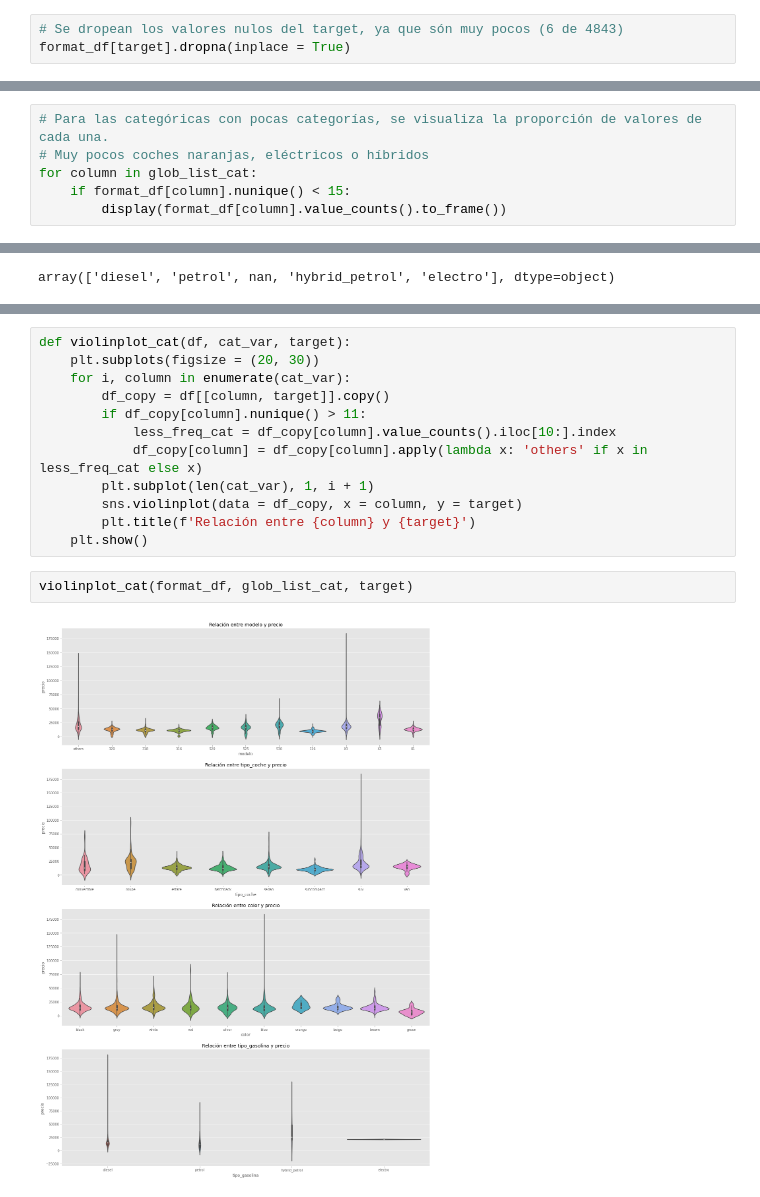
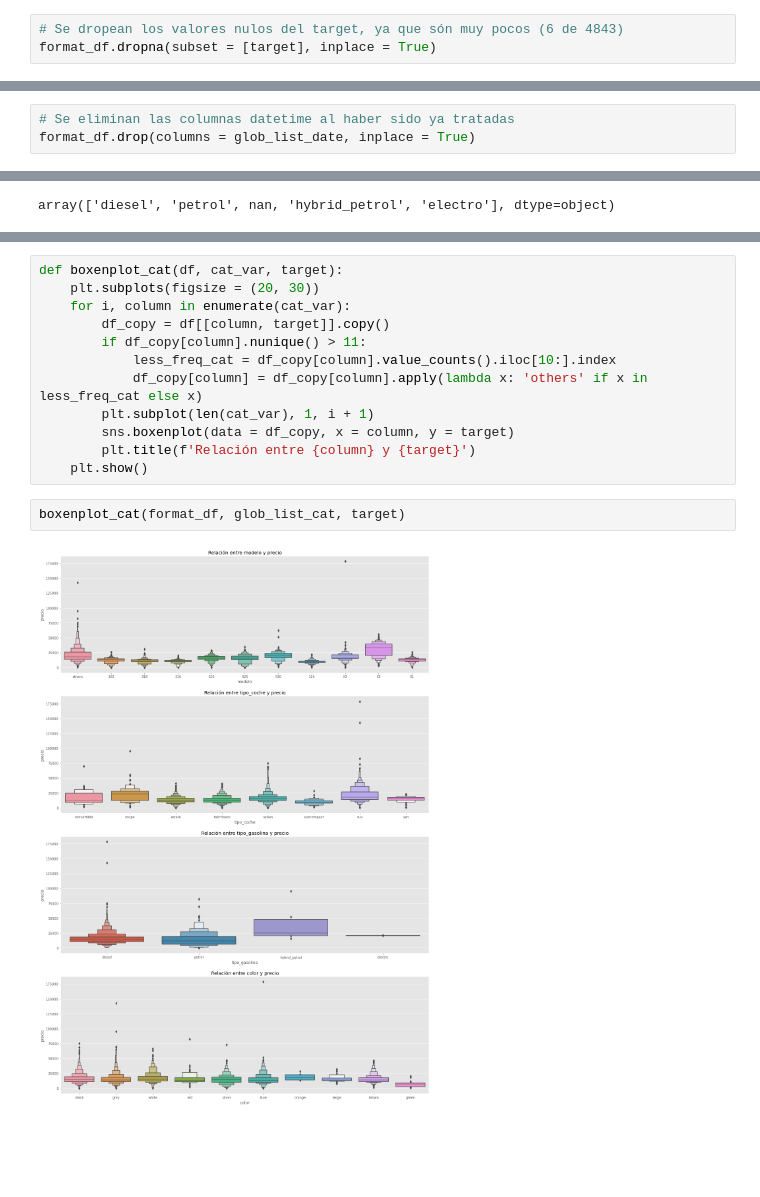
Before and after one commit to Rodrixx05/bmw-pricing, a Jupyter notebook: bmw_pricing_project.ipynb, the cells around one changed output, grey strips where cells are left out. Drawn from its saved outputs; the diff is of its cells as text; blank space fills up the shorter version.

```diff
--- a/bmw_pricing_project.ipynb
+++ b/bmw_pricing_project.ipynb
@@ -156,7 +159,7 @@ format_df = original_df.copy()
 target = 'precio'
 # %%
 # Se dropean los valores nulos del target, ya que són muy pocos (6 de 4843)
-format_df[target].dropna(inplace = True)
+format_df.dropna(subset = [target], inplace = True)
 # %%
 # Precio medio para tenerlo como referencia
 format_df[target].mean()
@@ -292,6 +295,9 @@ format_df.head()
 | 3 | 420 | 128035.0 | 135.0 | 2014-07-01 | diesel | red | convertible | True | ... |
 | 4 | 425 | 97097.0 | 160.0 | 2014-12-01 | diesel | silver | convertible | True | ... |
 5 rows × 22 columns
+# %%
+# Se eliminan las columnas datetime al haber sido ya tratadas
+format_df.drop(columns = glob_list_date, inplace = True)
 # %% [markdown]
 ### Columnas numéricas
 # %% [markdown]
@@ -478,6 +479,0 @@ glob_list_cat = list(set(format_df.describe(include = 'O').columns) - set(glob_l
-# %%
-# Para las categóricas con pocas categorías, se visualiza la proporción de valores de cada una.
-# Muy pocos coches naranjas, eléctricos o híbridos
-for column in glob_list_cat:
-    if format_df[column].nunique() < 15:
-        display(format_df[column].value_counts().to_frame())
@@ -518,5 +599,5 @@ array(['diesel', 'petrol', nan, 'hybrid_petrol', 'electro'], dtype=object)
 # %%
-def violinplot_cat(df, cat_var, target):
+def boxenplot_cat(df, cat_var, target):
     plt.subplots(figsize = (20, 30))
     for i, column in enumerate(cat_var):
         df_copy = df[[column, target]].copy()
@@ -524,10 +605,10 @@ def violinplot_cat(df, cat_var, target):
             less_freq_cat = df_copy[column].value_counts().iloc[10:].index
             df_copy[column] = df_copy[column].apply(lambda x: 'others' if x in less_freq_cat else x)
         plt.subplot(len(cat_var), 1, i + 1)
-        sns.violinplot(data = df_copy, x = column, y = target)
+        sns.boxenplot(data = df_copy, x = column, y = target)
         plt.title(f'Relación entre {column} y {target}')
     plt.show()
 # %%
-violinplot_cat(format_df, glob_list_cat, target)
+boxenplot_cat(format_df, glob_list_cat, target)
 # %% [output]
-[figure, old version]
+[figure, new version]
```
Also changed, not shown: parts of 23 cells of this notebook.
